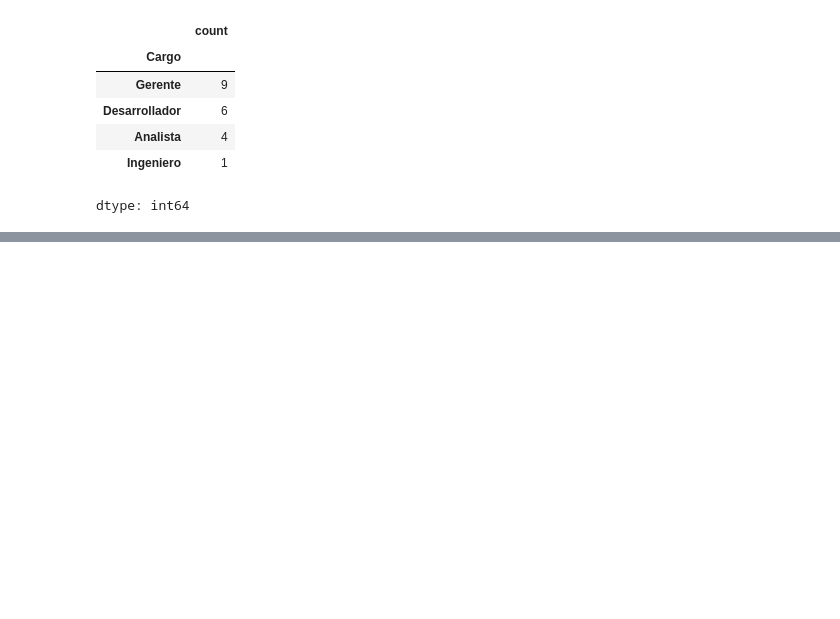
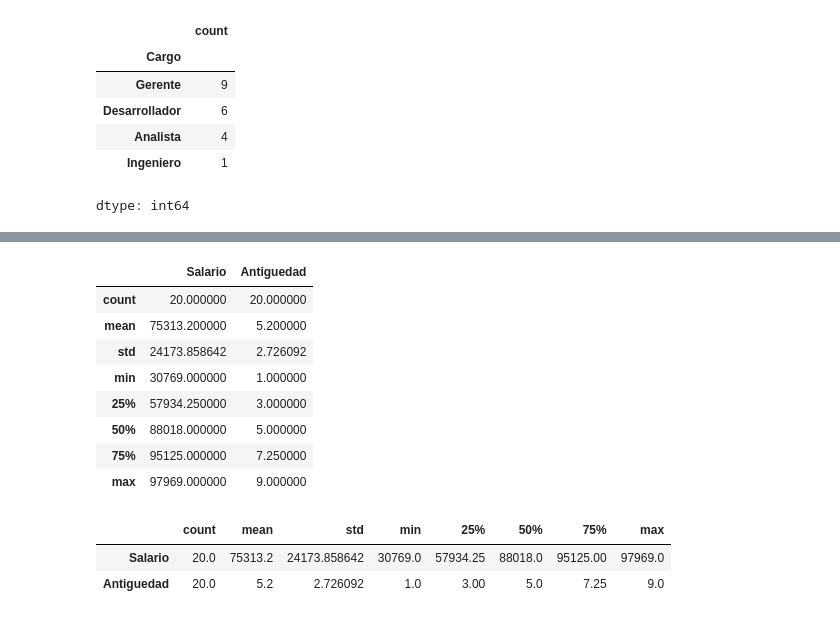
Before and after one commit to Majela12/apuntesIA, a Jupyter notebook: Apuntes_EDA.ipynb, the cells around one changed output, grey strips where cells are left out. Cells and saved outputs as stored; diff of their text form; code cells hidden in the pictures; blank space fills up the shorter version.

```diff
--- a/Apuntes_EDA.ipynb
+++ b/Apuntes_EDA.ipynb
@@ -244,0 +260,18 @@ dtype: int64
+# %%
+df.describe()
+# %% [output]
+|  | Salario | Antiguedad |
+| count | 20.000000 | 20.000000 |
+| mean | 75313.200000 | 5.200000 |
+| std | 24173.858642 | 2.726092 |
+| min | 30769.000000 | 1.000000 |
+| 25% | 57934.250000 | 3.000000 |
+| 50% | 88018.000000 | 5.000000 |
+| 75% | 95125.000000 | 7.250000 |
+| max | 97969.000000 | 9.000000 |
+# %%
+df.describe().T
+# %% [output]
+|  | count | mean | std | min | 25% | 50% | 75% | max |
+| Salario | 20.0 | 75313.2 | 24173.858642 | 30769.0 | 57934.25 | 88018.0 | 95125.00 | 97969.0 |
+| Antiguedad | 20.0 | 5.2 | 2.726092 | 1.0 | 3.00 | 5.0 | 7.25 | 9.0 |
```
Also changed, not shown: parts of 3 cells of this notebook.
